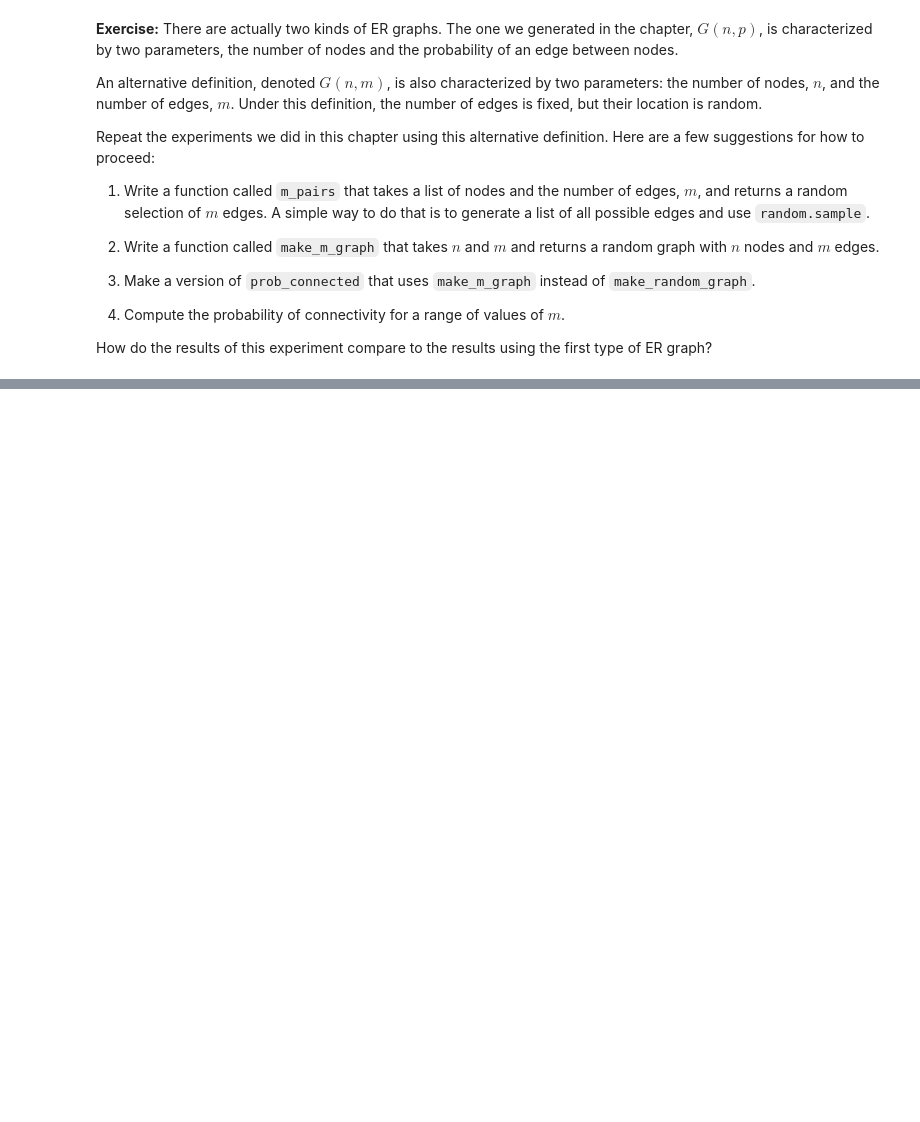
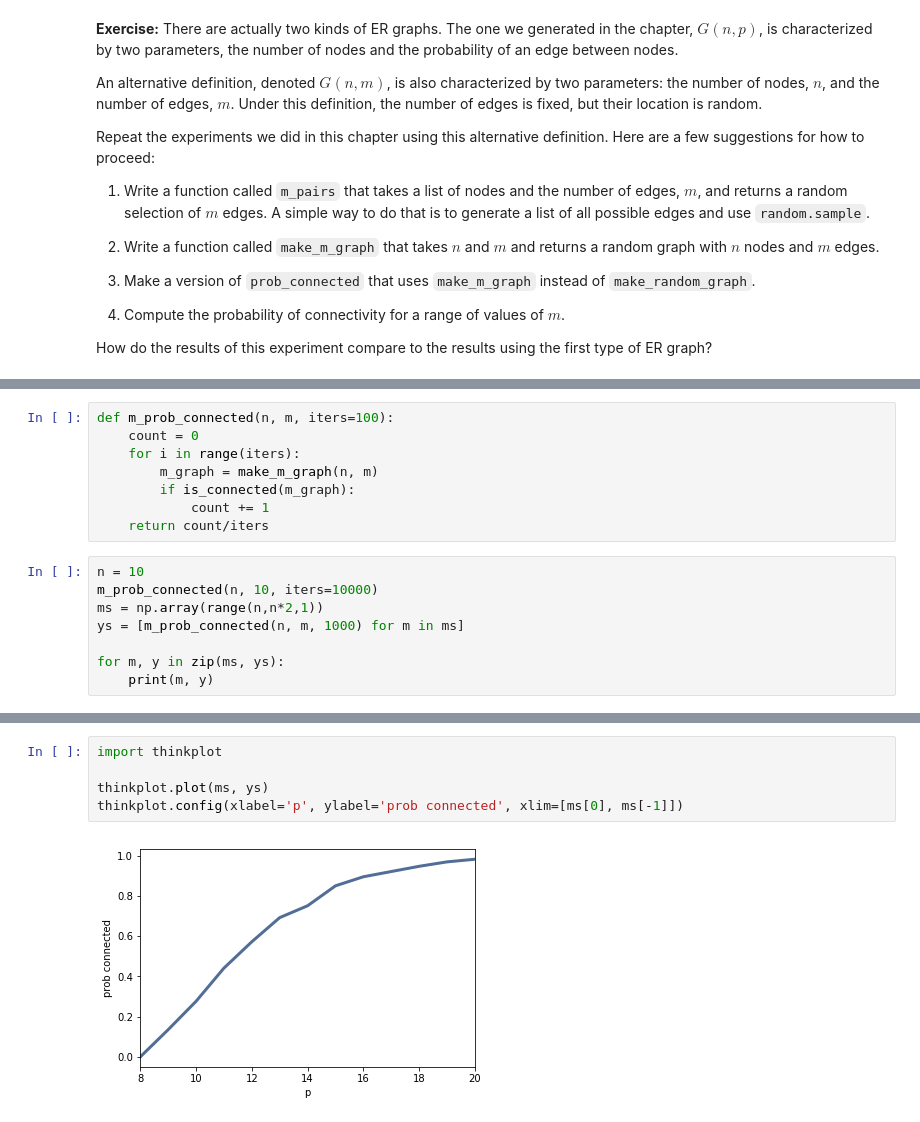
Before and after one commit to nrivkin/ThinkComplexity2, a Jupyter notebook: code/chap02mine.ipynb, the cells around one changed output, grey strips where cells are left out. Drawn from its saved outputs; the diff is of its cells as text; blank space fills up the shorter version.

```diff
--- a/code/chap02mine.ipynb
+++ b/code/chap02mine.ipynb
@@ -460,0 +506,16 @@ How do the results of this experiment compare to the results using the first typ
+# %%
+def m_prob_connected(n, m, iters=100):
+    count = 0
+    for i in range(iters):
+        m_graph = make_m_graph(n, m)
+        if is_connected(m_graph):
+            count += 1
+    return count/iters
+# %%
+n = 10
+m_prob_connected(n, 10, iters=10000)
+ms = np.array(range(n,n*2,1))
+ys = [m_prob_connected(n, m, 1000) for m in ms]
+
+for m, y in zip(ms, ys):
+    print(m, y)
@@ -460,0 +533,7 @@ How do the results of this experiment compare to the results using the first typ
+# %%
+import thinkplot
+
+thinkplot.plot(ms, ys)
+thinkplot.config(xlabel='p', ylabel='prob connected', xlim=[ms[0], ms[-1]])
+# %% [output]
+[figure, added]
```
Also changed, not shown: parts of 17 cells of this notebook.
